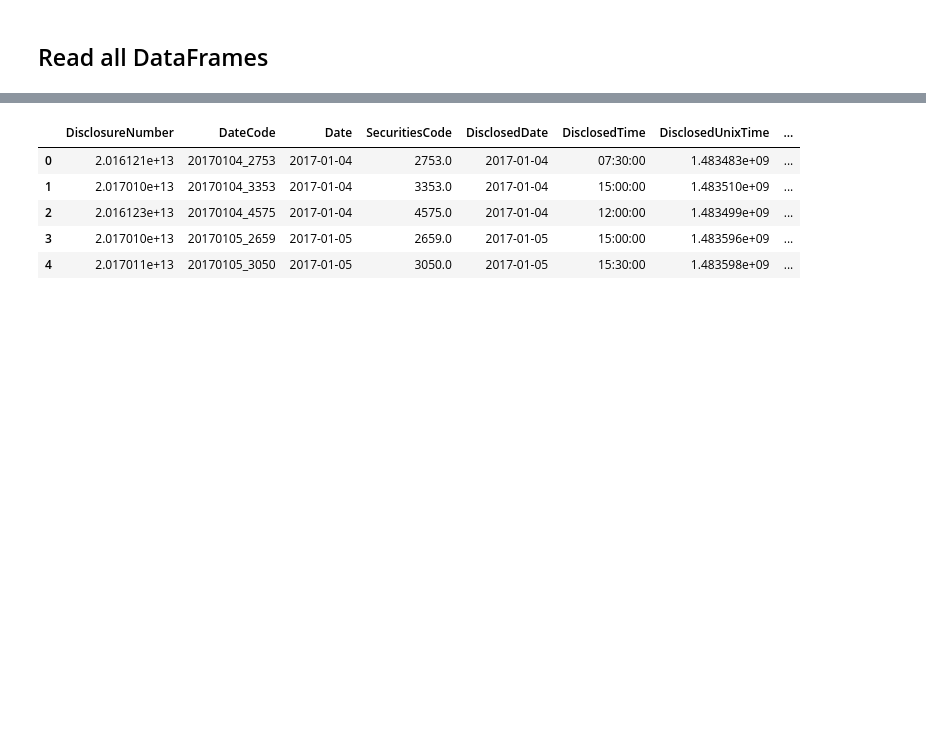
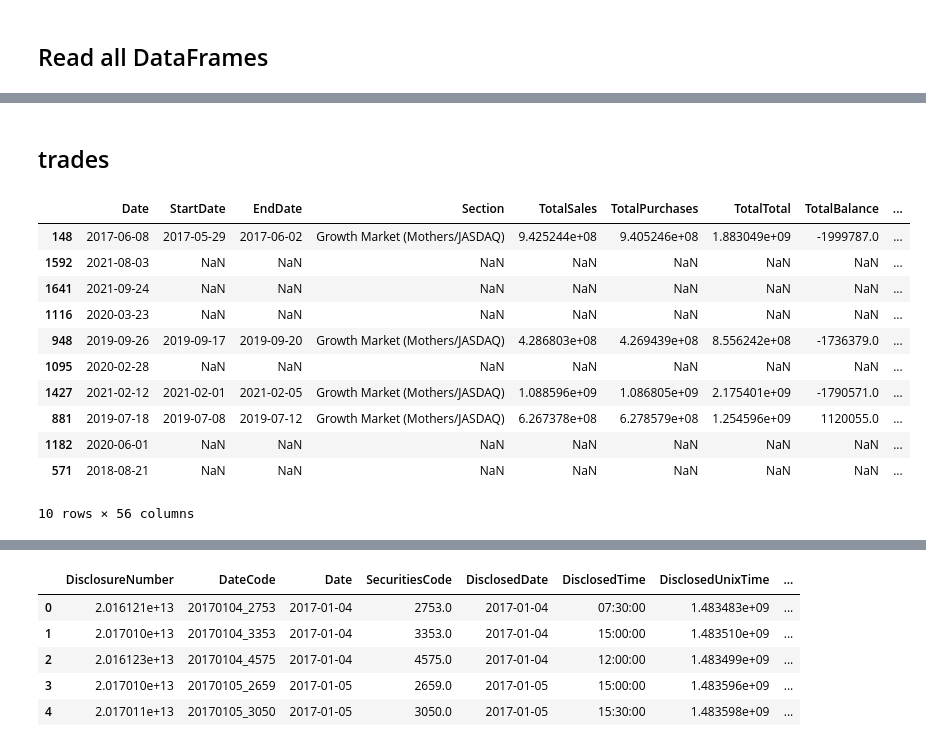
Before and after one commit to ofirnesher-nemodata/jpx-tokyo-stock-exchange-prediction, a Jupyter notebook: eda.ipynb, the cells around one changed output, grey strips where cells are left out. Saved outputs shown, nothing was run; the diff lists cells and outputs as text; code cells hidden in the pictures; blank space fills up the shorter version.

```diff
--- a/eda.ipynb
+++ b/eda.ipynb
@@ -110,0 +177,17 @@ trades = pd.read_csv('jpx_tokyo_market_prediction/train_files/trades.csv')
+# %% [markdown]
+## trades
+# %%
+trades.sample(10)
+# %% [output]
+|  | Date | StartDate | EndDate | Section | TotalSales | TotalPurchases | TotalTotal | TotalBalance | ... |
+| 148 | 2017-06-08 | 2017-05-29 | 2017-06-02 | Growth Market (Mothers/JASDAQ) | 9.425244e+08 | 9.405246e+08 | 1.883049e+09 | -1999787.0 | ... |
+| 1592 | 2021-08-03 | NaN | NaN | NaN | NaN | NaN | NaN | NaN | ... |
+| 1641 | 2021-09-24 | NaN | NaN | NaN | NaN | NaN | NaN | NaN | ... |
+| 1116 | 2020-03-23 | NaN | NaN | NaN | NaN | NaN | NaN | NaN | ... |
+| 948 | 2019-09-26 | 2019-09-17 | 2019-09-20 | Growth Market (Mothers/JASDAQ) | 4.286803e+08 | 4.269439e+08 | 8.556242e+08 | -1736379.0 | ... |
+| 1095 | 2020-02-28 | NaN | NaN | NaN | NaN | NaN | NaN | NaN | ... |
+| 1427 | 2021-02-12 | 2021-02-01 | 2021-02-05 | Growth Market (Mothers/JASDAQ) | 1.088596e+09 | 1.086805e+09 | 2.175401e+09 | -1790571.0 | ... |
+| 881 | 2019-07-18 | 2019-07-08 | 2019-07-12 | Growth Market (Mothers/JASDAQ) | 6.267378e+08 | 6.278579e+08 | 1.254596e+09 | 1120055.0 | ... |
+| 1182 | 2020-06-01 | NaN | NaN | NaN | NaN | NaN | NaN | NaN | ... |
+| 571 | 2018-08-21 | NaN | NaN | NaN | NaN | NaN | NaN | NaN | ... |
+10 rows × 56 columns
```
Also changed, not shown: parts of 35 cells of this notebook.
